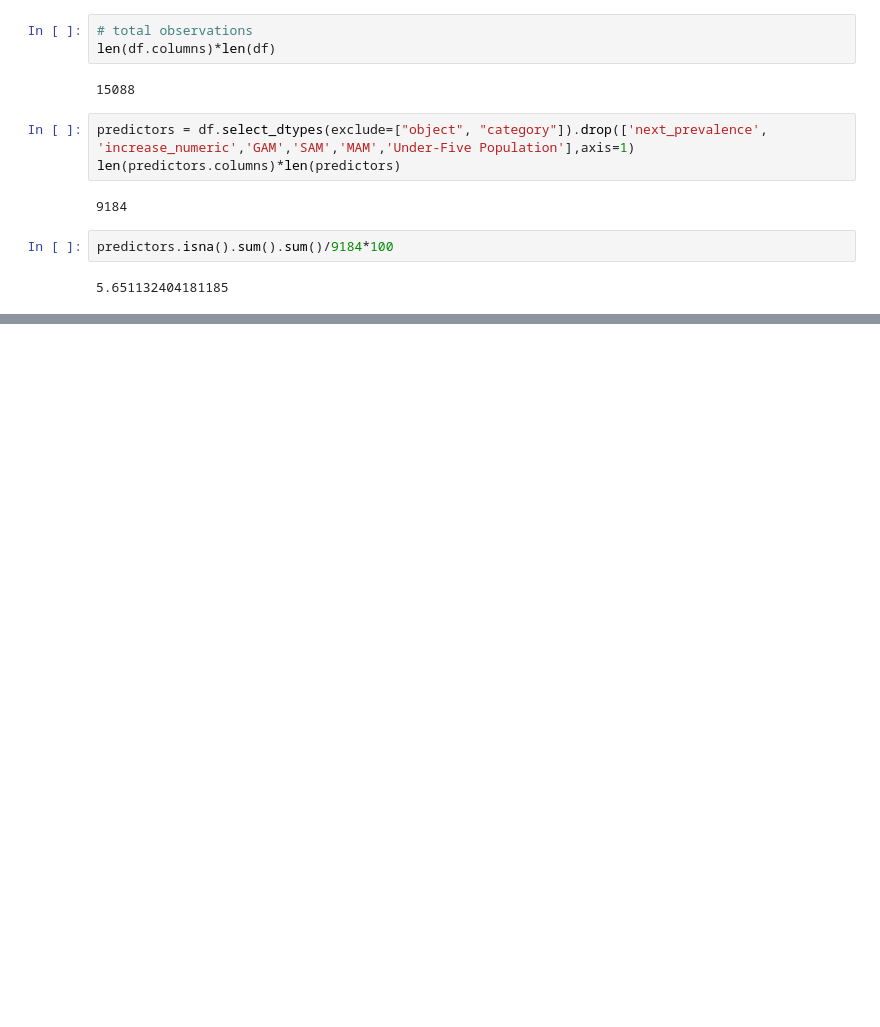
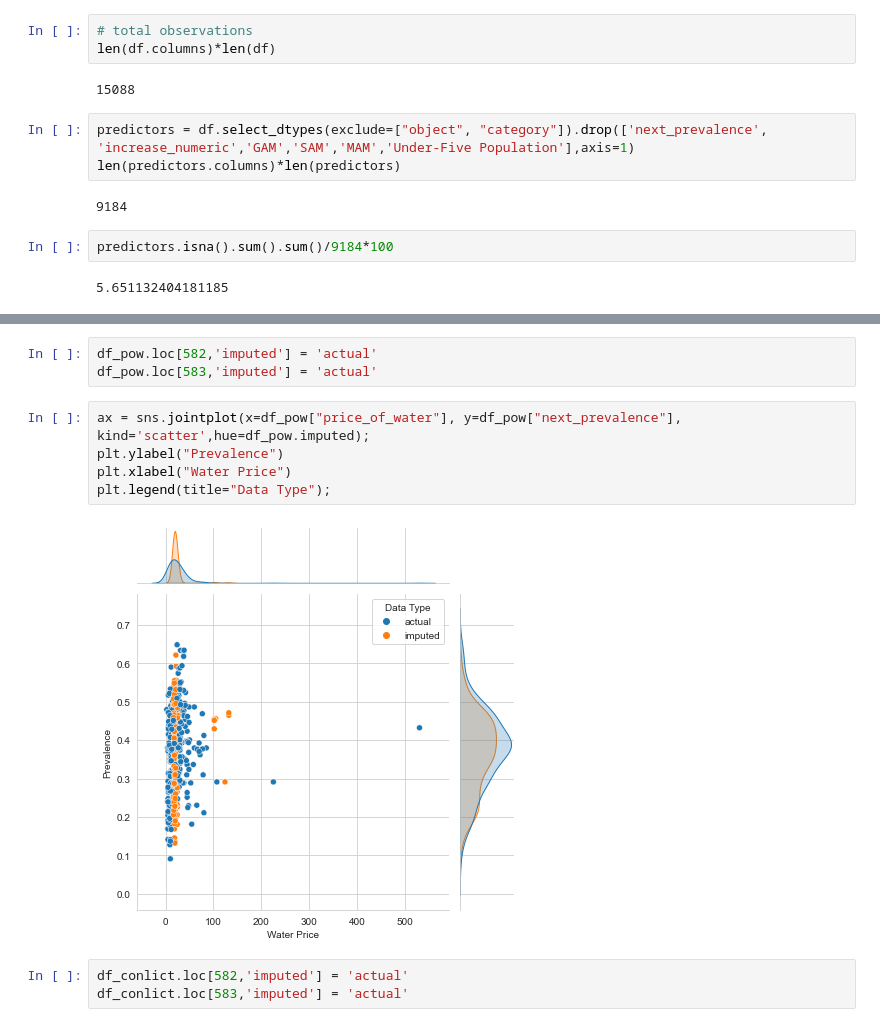
Before and after one commit to LeanderHuyghe/Wasting_Prediction, a Jupyter notebook: Imputation Visualisation.ipynb, the cells around one changed output, grey strips where cells are left out. Saved outputs shown, nothing was run; the diff lists cells and outputs as text; blank space fills up the shorter version.

```diff
--- a/Imputation Visualisation.ipynb
+++ b/Imputation Visualisation.ipynb
@@ -225,0 +241,13 @@ plt.xticks(rotation=90);
+# %%
+df_pow.loc[582,'imputed'] = 'actual'
+df_pow.loc[583,'imputed'] = 'actual'
+# %%
+ax = sns.jointplot(x=df_pow["price_of_water"], y=df_pow["next_prevalence"], kind='scatter',hue=df_pow.imputed);
+plt.ylabel("Prevalence")
+plt.xlabel("Water Price")
+plt.legend(title="Data Type");
+# %% [output]
+[figure, added]
+# %%
+df_conlict.loc[582,'imputed'] = 'actual'
+df_conlict.loc[583,'imputed'] = 'actual'
```
Also changed, not shown: parts of 19 cells of this notebook, 2 other files.
